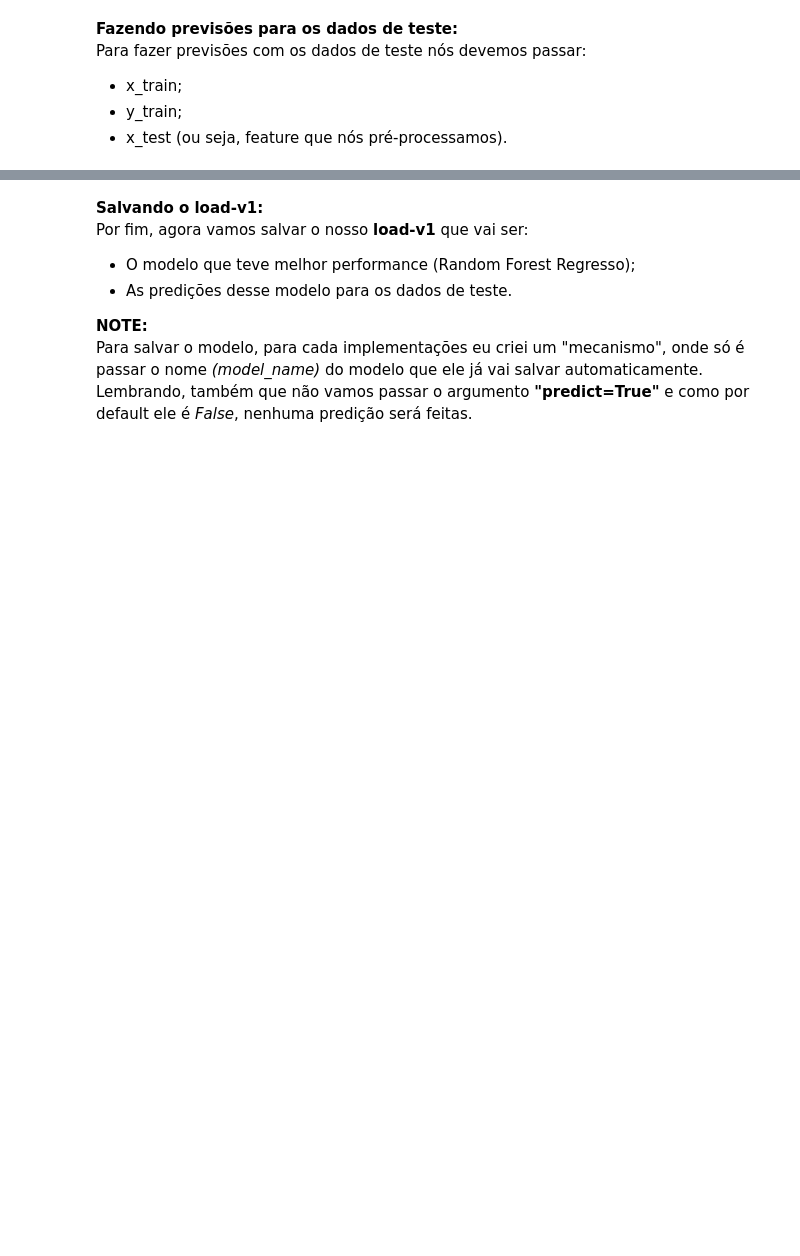
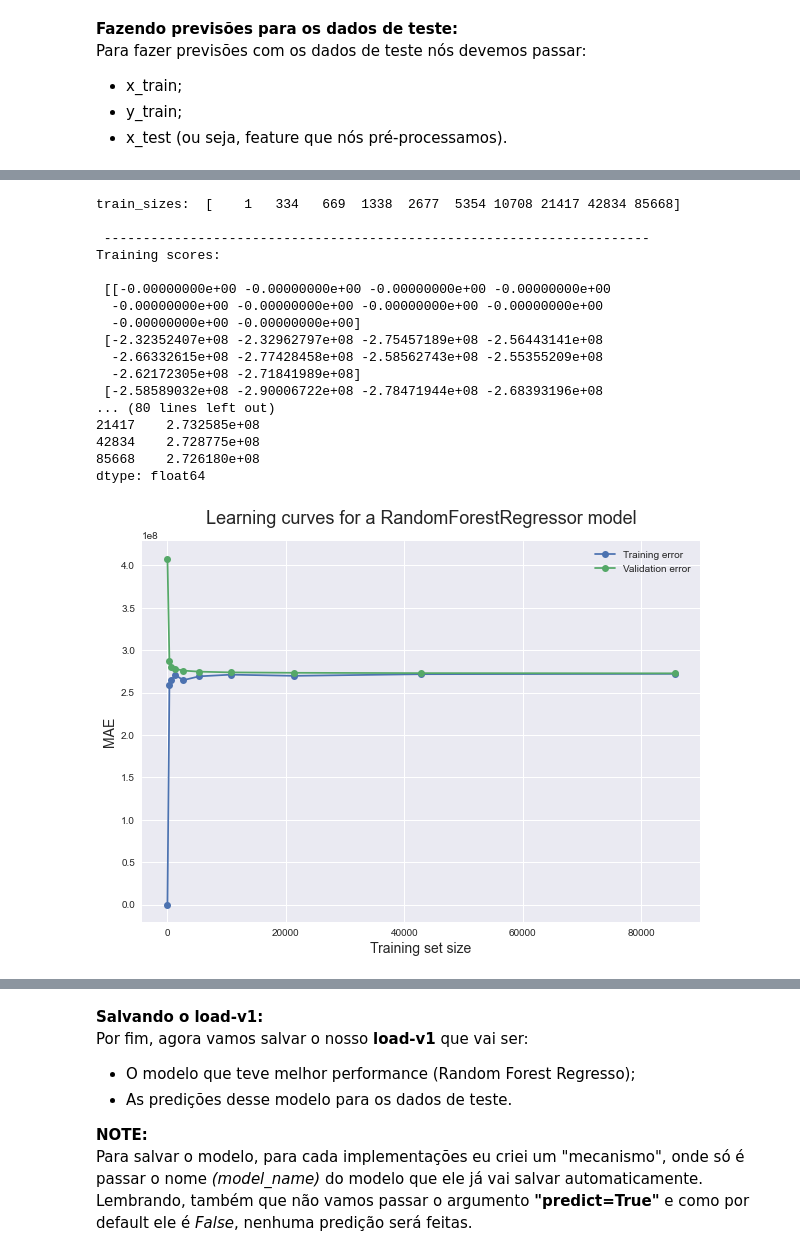
Before and after one commit to rodrigols89/jsp, a Jupyter notebook: notebooks/training-validation.ipynb, the cells around one changed output, grey strips where cells are left out. Cells and saved outputs as stored; diff of their text form; code cells hidden in the pictures; blank space fills up the shorter version.

Commit message:
:rocket: Add learning_curves method to training class

```diff
--- a/notebooks/training-validation.ipynb
+++ b/notebooks/training-validation.ipynb
@@ -261,0 +355,21 @@ salaries_predicted
+# %%
+training.create_learning_curves(x=x_train, y=y_train, estimator=RandomForestRegressor, cv=10, save="learning-curve-load-01")
+# %% [output]
+train_sizes:  [    1   334   669  1338  2677  5354 10708 21417 42834 85668]
+
+ ----------------------------------------------------------------------
+Training scores:
+
+ [[-0.00000000e+00 -0.00000000e+00 -0.00000000e+00 -0.00000000e+00
+  -0.00000000e+00 -0.00000000e+00 -0.00000000e+00 -0.00000000e+00
+  -0.00000000e+00 -0.00000000e+00]
+ [-2.32352407e+08 -2.32962797e+08 -2.75457189e+08 -2.56443141e+08
+  -2.66332615e+08 -2.77428458e+08 -2.58562743e+08 -2.55355209e+08
+  -2.62172305e+08 -2.71841989e+08]
+ [-2.58589032e+08 -2.90006722e+08 -2.78471944e+08 -2.68393196e+08
+... (80 lines left out)
+21417    2.732585e+08
+42834    2.728775e+08
+85668    2.726180e+08
+dtype: float64
+[figure, added]
```
Also changed, not shown: parts of 7 cells of this notebook, 4 other files.
